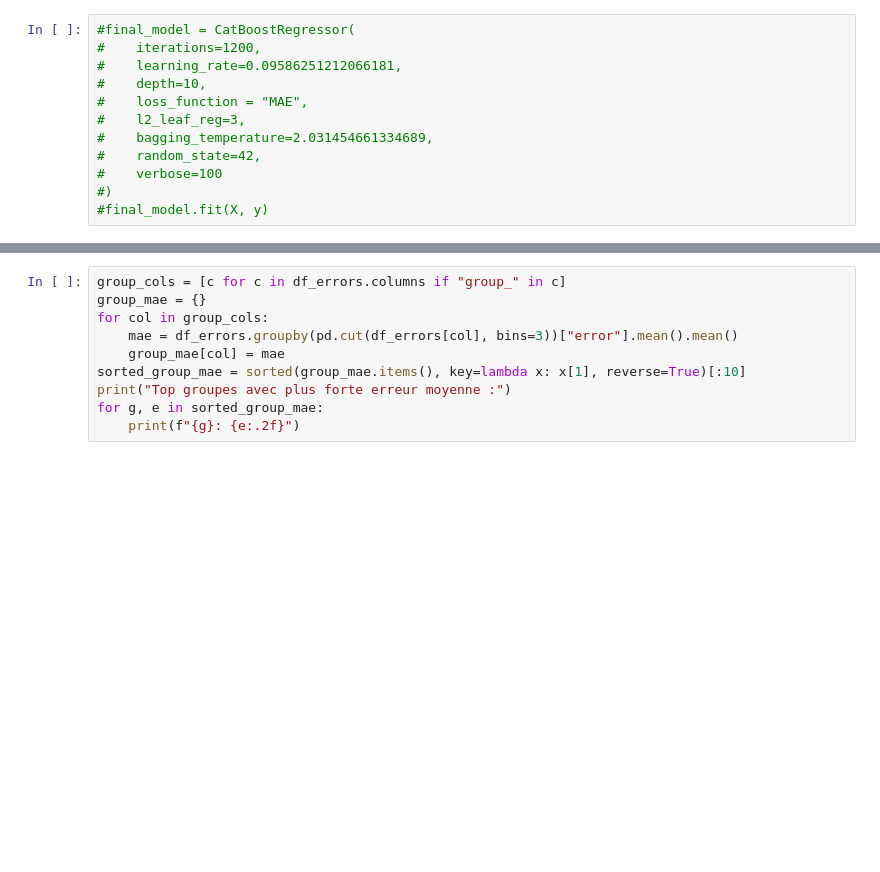
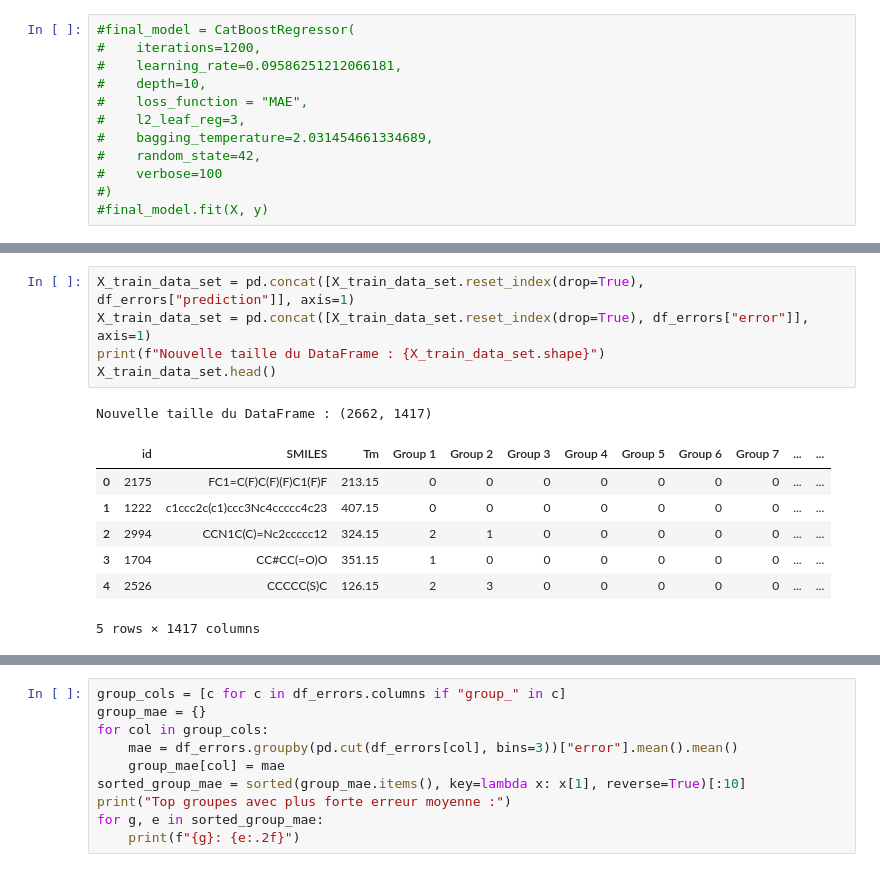
Before and after one commit to DragonSaam/Melting-Point, a Jupyter notebook: melting-point.ipynb, the cells around one changed output, grey strips where cells are left out. Cells and saved outputs as stored; diff of their text form; blank space fills up the shorter version.

```diff
--- a/melting-point.ipynb
+++ b/melting-point.ipynb
@@ -427,3 +428,17 @@ CatBoostError: catboost/libs/data/features_layout.cpp:124: All feature names sho
+# %%
+X_train_data_set = pd.concat([X_train_data_set.reset_index(drop=True), df_errors["prediction"]], axis=1)
+X_train_data_set = pd.concat([X_train_data_set.reset_index(drop=True), df_errors["error"]], axis=1)
+print(f"Nouvelle taille du DataFrame : {X_train_data_set.shape}")
+X_train_data_set.head()
+# %% [output]
+Nouvelle taille du DataFrame : (2662, 1417)
+|  | id | SMILES | Tm | Group 1 | Group 2 | Group 3 | Group 4 | Group 5 | Group 6 | Group 7 | ... | ... |
+| 0 | 2175 | FC1=C(F)C(F)(F)C1(F)F | 213.15 | 0 | 0 | 0 | 0 | 0 | 0 | 0 | ... | ... |
+| 1 | 1222 | c1ccc2c(c1)ccc3Nc4ccccc4c23 | 407.15 | 0 | 0 | 0 | 0 | 0 | 0 | 0 | ... | ... |
+| 2 | 2994 | CCN1C(C)=Nc2ccccc12 | 324.15 | 2 | 1 | 0 | 0 | 0 | 0 | 0 | ... | ... |
+| 3 | 1704 | CC#CC(=O)O | 351.15 | 1 | 0 | 0 | 0 | 0 | 0 | 0 | ... | ... |
+| 4 | 2526 | CCCCC(S)C | 126.15 | 2 | 3 | 0 | 0 | 0 | 0 | 0 | ... | ... |
+5 rows × 1417 columns
 # %%
 import matplotlib.pyplot as plt
 
```
Also changed, not shown: parts of 11 cells of this notebook.
